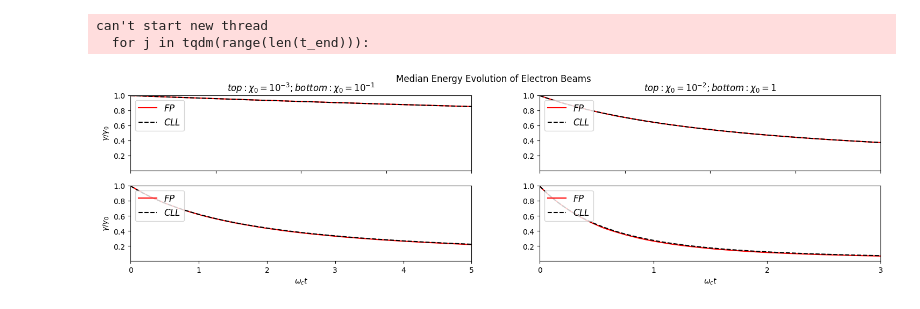
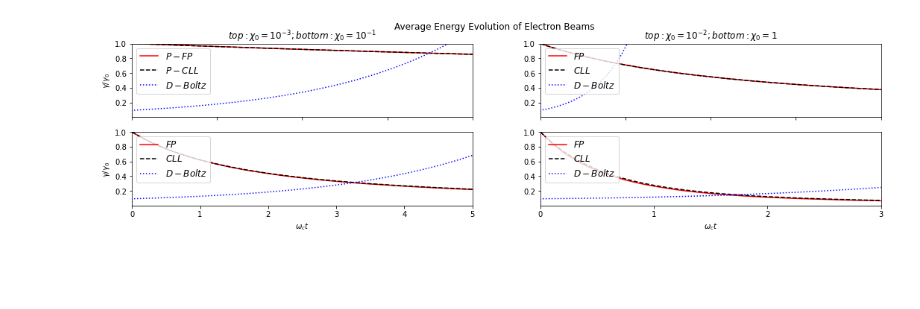
Before and after one commit to JoseMariano247/Est-gio, a Jupyter notebook: Conjunto_de_código_beam_evolution.ipynb, the cells around one changed output. Cells and saved outputs as stored; diff of their text form; code cells hidden in the pictures; blank space fills up the shorter version.

```diff
--- a/Conjunto_de_código_beam_evolution.ipynb
+++ b/Conjunto_de_código_beam_evolution.ipynb
@@ -113,7 +118,7 @@ def CLL(mean_ene, std_div, num_pon, t_steps, mag_field, t_end):
 
     return [gamma_final, media_energia, var_energia, skew_energia]
 # %%
-def Fokker_Planck(mean_ene, std_div, num_pon, t_steps, mag_field, t_end):
+def Fokker_Planck(chi_0, mean_ene, std_div, num_pon, t_steps, mag_field, t_end):
     # aplicar o fokker-planck pusher
 
     gamma_final = []
@@ -141,6 +146,16 @@ def Fokker_Planck(mean_ene, std_div, num_pon, t_steps, mag_field, t_end):
         omega_c = elementary_charge * mag_field[j] / (
                 electron_mass * mean_ene)  # synchrotron frequency
 
+        chi_int_1 = np.linspace(chi_0[j]*0.01, chi_0[j] * 2, 100)
+
+        S = np.array([integration_h(x) for x in chi_int_1])
+
+        func_h = CubicSpline(chi_int_1, S)
+
+        R = np.array([integration_g(x) for x in chi_int_1])
+
+        func_g = CubicSpline(chi_int_1, R)
+
         for i in range(t_steps):
 
             dW = np.sqrt(time_step) * np.random.randn(num_pon)
@@ -158,15 +173,10 @@ def Fokker_Planck(mean_ene, std_div, num_pon, t_steps, mag_field, t_end):
 
             gamma_glob_1 += d_gamma
 
-            #tentar minimizar as instâncias de NaN
-            for k in range(num_pon - 1):
-                if np.isnan(gamma_glob_1[k]) == True:
-                    gamma_glob_1[k] = gamma_glob_1[k + 1]
+            # proibir gammas menores que 1 (impossibilidade física)
+            gamma_glob_1[gamma_glob_1 <= 1] = 1
 
-            # proibir gammas menores que 1 (impossibilidade física)
-            for l in range(len(gamma_glob)):
-                if (gamma_glob_1[l] <= 1):
-                    gamma_glob_1[l] = 1
+            gamma_glob_1[gamma_glob_1 >= 2500] = 2500
 
             if i == int(t_steps / 2) - 1:  # gamma em t = tend/2
                 gamma_glob_2 = np.array(gamma_glob_1)  # gamma em t = tend/2
@@ -174,7 +184,7 @@ def Fokker_Planck(mean_ene, std_div, num_pon, t_steps, mag_field, t_end):
 
             media_glob[i] = (np.sum(gamma_glob_1)/num_pon)/mean_ene
             var_glob[i] = np.var(gamma_glob_1)/mean_ene**2
-            skew_glob[i] = moment(gamma_glob_1, moment=3)/mean_ene**3
+            skew_glob[i] = np.ma.average(moment(gamma_glob_1, moment=3)/mean_ene**3)
 
         gamma_final += [[gamma_glob, gamma_glob_2, gamma_glob_1]]
         media_energia += [media_glob]
@@ -185,14 +279,13 @@ def Fokker_Planck(mean_ene, std_div, num_pon, t_steps, mag_field, t_end):
 # %%
-Beam_evolution = Fokker_Planck(mean_ene, std_div, num_pon, t_steps, mag_field, t_end)
+Beam_evolution = Fokker_Planck(chi_0, mean_ene, std_div, num_pon, t_steps, mag_field, t_end)
 
-Beam_evolution_cll = CLL(mean_ene, std_div, num_pon, t_steps, mag_field, t_end)
+Beam_evolution_cll = CLL(chi_0, mean_ene, std_div, num_pon, t_steps, mag_field, t_end)
+
+Beam_evolution_Boltz = Dist_Boltz(mean_ene, std_div, num_pon_2, t_steps, mag_field, t_end)
-# %% [output]
-can't start new thread
-  for j in tqdm(range(len(t_end))):
 # %%
 fig_1, axis_1 = plt.subplots(2, 2, figsize=(18,4))
 
-fig_1.suptitle('Median Energy Evolution of Electron Beams')
+fig_1.suptitle('Average Energy Evolution of Electron Beams')
 
 axis_1[0, 0].set_xlim([0, 20])
 axis_1[0, 0].set_ylim([0, 1])
@@ -239,33 +332,41 @@ axis_1[0,1].tick_params(
     axis='x',
     which='both',
     bottom=True,
     top=False,
     labelbottom=False)
 
 for i in range(len(Beam_evolution[1])):
     x_axis = np.linspace(0, t_end[i], t_steps)
 
     if i == 0:
-        axis_1[0, 0].plot(x_axis, Beam_evolution[1][i], color='red',linestyle='solid', label=r'$FP$')
-        axis_1[0, 0].plot(x_axis, Beam_evolution_cll[1][i], color='black',linestyle='dashed', label=r'$CLL$')
+        axis_1[0, 0].plot(x_axis, Beam_evolution[1][i], color='red',linestyle='solid', label=r'$P-FP$')
+        axis_1[0, 0].plot(x_axis, Beam_evolution_cll[1][i], color='black',linestyle='dashed', label=r'$P-CLL$')
+        axis_1[0, 0].plot(x_axis, Beam_evolution_Boltz[1][i], color='blue',
+                          linestyle='dotted', label=r'$D-Boltz$')
 
     if i == 1:
         axis_1[0, 1].plot(x_axis, Beam_evolution[1][i], color='red',linestyle='solid', label=r'$FP$')
         axis_1[0, 1].plot(x_axis, Beam_evolution_cll[1][i], color='black',linestyle='dashed', label=r'$CLL$')
+        axis_1[0, 1].plot(x_axis, Beam_evolution_Boltz[1][i], color='blue',
+                          linestyle='dotted', label=r'$D-Boltz$')
 
     if i == 2:
         axis_1[1, 0].plot(x_axis, Beam_evolution[1][i], color='red',linestyle='solid', label=r'$FP$')
         axis_1[1, 0].plot(x_axis, Beam_evolution_cll[1][i], color='black',linestyle='dashed', label=r'$CLL$')
+        axis_1[1, 0].plot(x_axis, Beam_evolution_Boltz[1][i], color='blue',
+                          linestyle='dotted', label=r'$D-Boltz$')
 
     if i == 3:
         axis_1[1, 1].plot(x_axis, Beam_evolution[1][i], color='red',linestyle='solid', label=r'$FP$')
         axis_1[1, 1].plot(x_axis, Beam_evolution_cll[1][i], color='black',linestyle='dashed', label=r'$CLL$')
+        axis_1[1, 1].plot(x_axis, Beam_evolution_Boltz[1][i], color='blue',
+                          linestyle='dotted', label=r'$D-Boltz$')
 
 axis_1[0, 0].legend(loc=2, prop={'size': 12})
 axis_1[0, 1].legend(loc=2, prop={'size': 12})
 axis_1[1, 0].legend(loc=2, prop={'size': 12})
 axis_1[1, 1].legend(loc=2, prop={'size': 12})
 
 plt.show()
 # %% [output]
-[figure, old version]
+[figure, new version]
```
Also changed, not shown: parts of 9 cells of this notebook.
